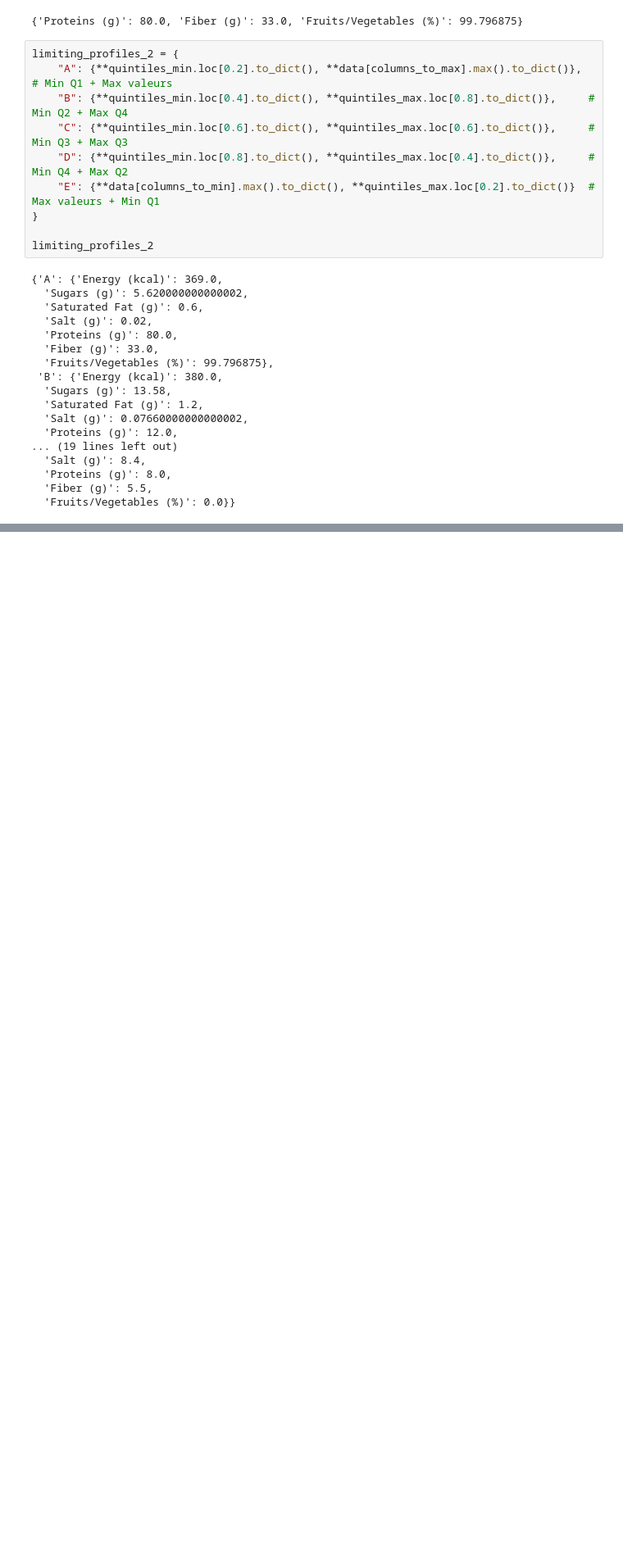
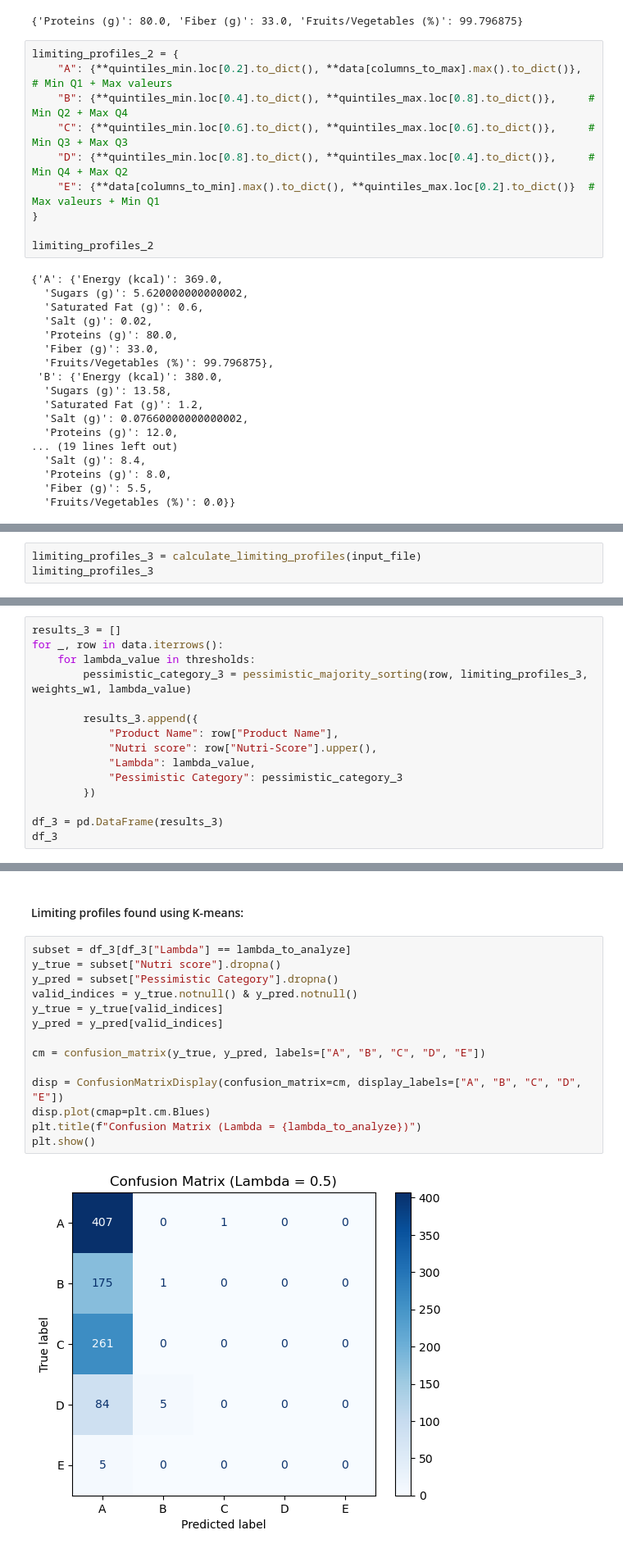
Before and after one commit to isakovaad/BDMA-projects, a Jupyter notebook: CS/DM/Pessimistic_version.ipynb, the cells around one changed output, grey strips where cells are left out. Shown: that part at 82% size. Drawn from its saved outputs; the diff is of its cells as text; blank space fills up the shorter version.

```diff
--- a/CS/DM/Pessimistic_version.ipynb
+++ b/CS/DM/Pessimistic_version.ipynb
@@ -183,0 +220,3 @@ df_2
+# %%
+limiting_profiles_3 = calculate_limiting_profiles(input_file)
+limiting_profiles_3
@@ -183,0 +232,15 @@ df_2
+# %%
+results_3 = []
+for _, row in data.iterrows():
+    for lambda_value in thresholds:
+        pessimistic_category_3 = pessimistic_majority_sorting(row, limiting_profiles_3, weights_w1, lambda_value)
+
+        results_3.append({
+            "Product Name": row["Product Name"],
+            "Nutri score": row["Nutri-Score"].upper(),
+            "Lambda": lambda_value,
+            "Pessimistic Category": pessimistic_category_3
+        })
+
+df_3 = pd.DataFrame(results_3)
+df_3
@@ -216,0 +446,18 @@ plt.show()
+# %% [markdown]
+#### Limiting profiles found using K-means:
+# %%
+subset = df_3[df_3["Lambda"] == lambda_to_analyze]
+y_true = subset["Nutri score"].dropna()
+y_pred = subset["Pessimistic Category"].dropna()
+valid_indices = y_true.notnull() & y_pred.notnull()
+y_true = y_true[valid_indices]
+y_pred = y_pred[valid_indices]
+
+cm = confusion_matrix(y_true, y_pred, labels=["A", "B", "C", "D", "E"])
+
+disp = ConfusionMatrixDisplay(confusion_matrix=cm, display_labels=["A", "B", "C", "D", "E"])
+disp.plot(cmap=plt.cm.Blues)
+plt.title(f"Confusion Matrix (Lambda = {lambda_to_analyze})")
+plt.show()
+# %% [output]
+[figure, added]
```
Also changed, not shown: parts of 34 cells of this notebook, 2 other files.
